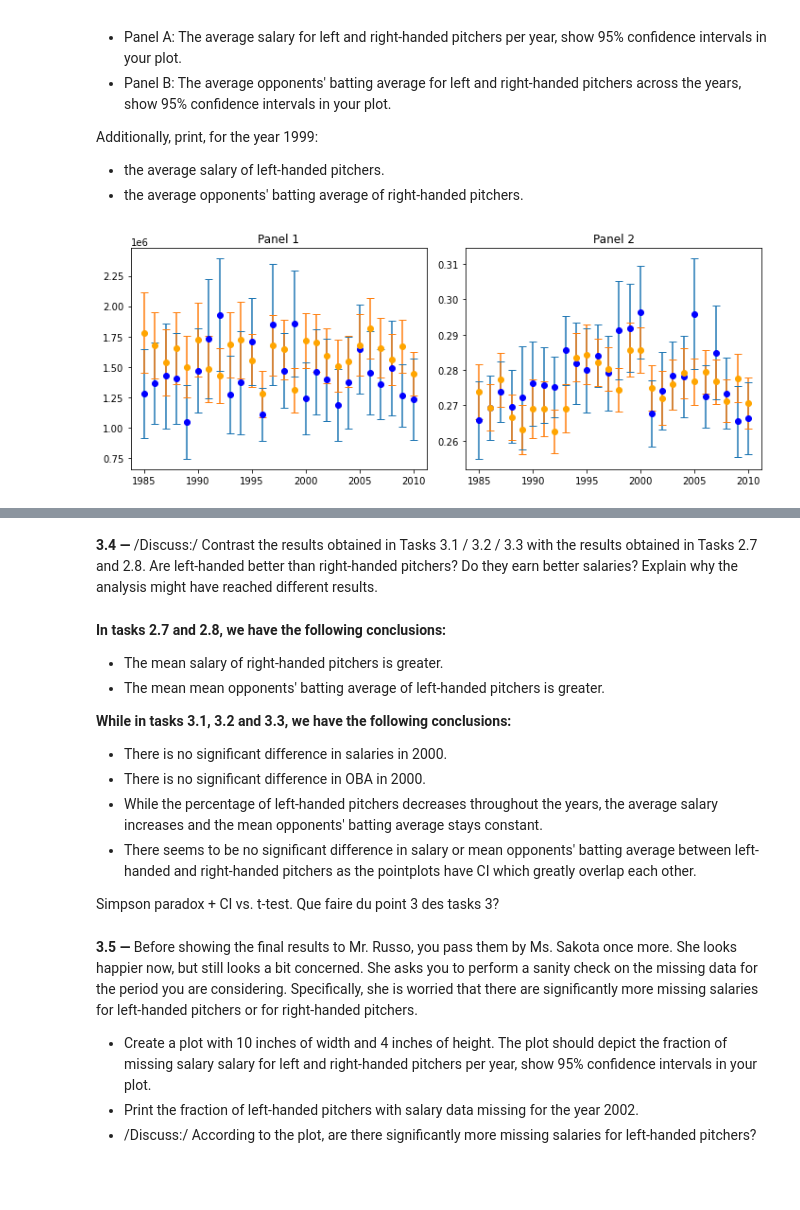
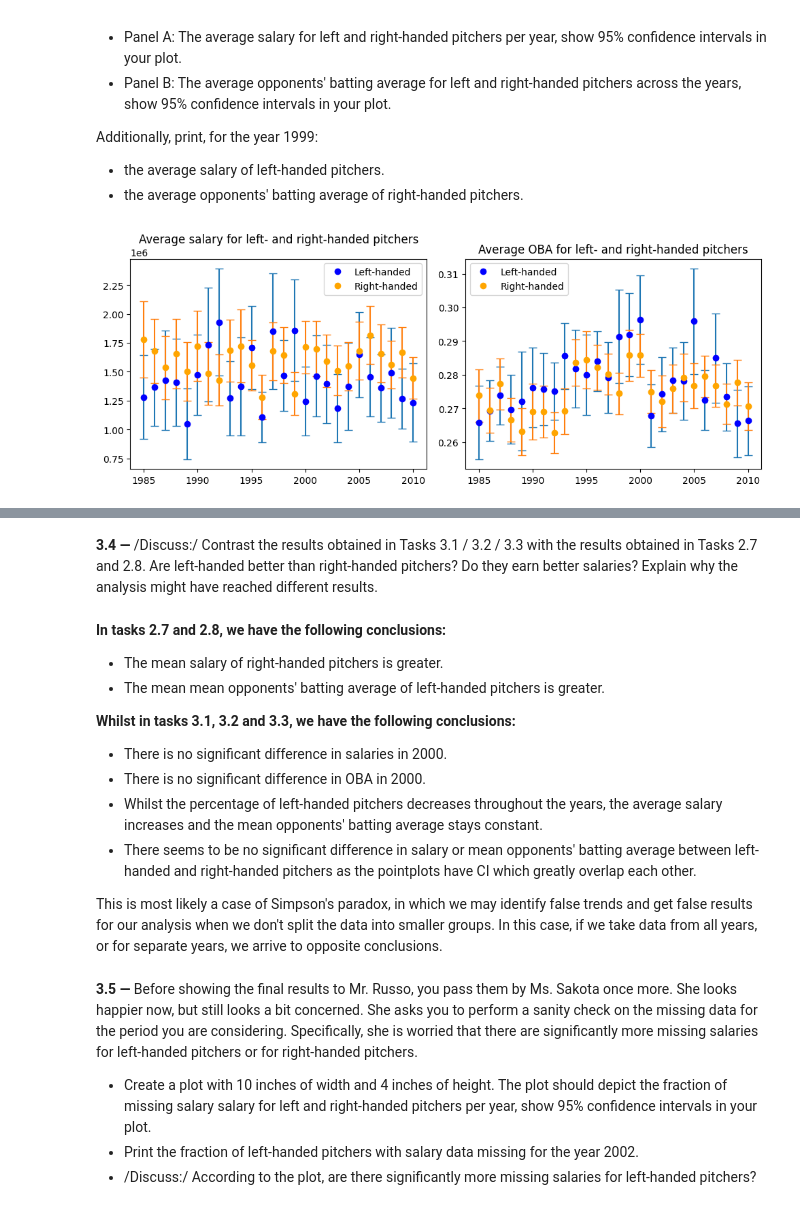
Before and after one commit to benjaminAouzir/FautTrouverUnNomPourADA, a Jupyter notebook: 01 - Pandas Data Wrangling and Data Viz/h1.ipynb, the cells around one changed output, grey strips where cells are left out. Drawn from its saved outputs; the diff is of its cells as text; code cells hidden in the pictures; blank space fills up the shorter version.

Commit message:
h1 task 1,2,3 double checked (still needs summary)

```diff
--- a/01 - Pandas Data Wrangling and Data Viz/h1.ipynb
+++ b/01 - Pandas Data Wrangling and Data Viz/h1.ipynb
@@ -559,62 +561,53 @@ For the year 2007, the average oppenent batting is: 0.27904597701149453
 Additionally, print, for the year 1999:
 - the average salary of left-handed pitchers.
 - the average opponents' batting average of right-handed pitchers.
+# %%
+# extract the mean and CI for each dataset and feature (salary or OBA)
+def get_mean_and_ci(data, feature):
+    return data.groupby(data['yearID']).apply(lambda x: pd.Series({
+           'avg': x[feature].mean(),
+           'interval': x[feature].std()*1.96/np.sqrt(x[feature].shape[0])
+           }))
+
+left_sal_by_year  = get_mean_and_ci(left_handed, 'salary')
+right_sal_by_year = get_mean_and_ci(right_handed, 'salary')
+
+left_bat_by_year  = get_mean_and_ci(left_handed, 'BAOpp')
+right_bat_by_year = get_mean_and_ci(right_handed, 'BAOpp')
 # %%
-#Get the mean and CI for left and right handed pitchers
-left_by_year = left_handed.groupby(left_handed['yearID']).apply(lambda x: pd.Series({
-        'avg': x["salary"].mean(),
-        'interval': x["salary"].std()*1.96/np.sqrt(x["salary"].shape[0])
-    }))
-
-right_by_year = right_handed.groupby('yearID').apply(lambda x: pd.Series({
-        'avg': x["salary"].mean(),
-        "interval": x["salary"].std()*1.96/np.sqrt(x["salary"].shape[0])
-    }))
-
-left_bat_by_year = left_handed.groupby(left_handed['yearID']).apply(lambda x: pd.Series({
-        'avg': x["BAOpp"].mean(),
-        'interval': x["BAOpp"].std()*1.96/np.sqrt(x["BAOpp"].shape[0])
-    }))
-
-right_bat_by_year = right_handed.groupby('yearID').apply(lambda x: pd.Series({
-        'avg': x["BAOpp"].mean(),
-        "interval": x["BAOpp"].std()*1.96/np.sqrt(x["BAOpp"].shape[0])
-    }))
-
-# Set the width and height of the figure
+# plot
 plt.figure(figsize=(10, 4))
 
 # Create the first panel
 plt.subplot(121)  # 1 row, 2 columns, panel 1
-plt.errorbar(left_by_year.index, left_by_year.avg,
-             yerr = left_by_year.interval,
+plt.errorbar(left_sal_by_year.index, left_sal_by_year.avg,
+             yerr = left_sal_by_year.interval,
              capsize= 4,fmt=" ")
-plt.errorbar(right_by_year.index, right_by_year.avg,
-             yerr = right_by_year.interval,
+plt.errorbar(right_sal_by_year.index, right_sal_by_year.avg,
+             yerr = right_sal_by_year.interval,
              capsize= 4,fmt=' ')
-plt.plot(left_by_year.avg, marker="o",linestyle=" ", color="blue")
-plt.plot(right_by_year.avg, marker="o",linestyle=" ", color="orange")
-plt.title("Panel 1")
+plt.plot(left_sal_by_year.avg, marker="o",linestyle=" ", color="blue", label="Left-handed")
+plt.plot(right_sal_by_year.avg, marker="o",linestyle=" ", color="orange", label="Right-handed")
+plt.title("Average salary for left- and right-handed pitchers")
+plt.legend()
 
 # Create the second panel
 plt.subplot(122)  # 1 row, 2 columns, panel 2
 plt.errorbar(left_bat_by_year.index, left_bat_by_year.avg,
              yerr = left_bat_by_year.interval,
              capsize= 4,fmt=" ")
 plt.errorbar(right_bat_by_year.index, right_bat_by_year.avg,
              yerr = right_bat_by_year.interval,
              capsize= 4,fmt=' ')
-plt.plot(left_bat_by_year.avg, marker="o",linestyle=" ", color="blue")
-plt.plot(right_bat_by_year.avg, marker="o",linestyle=" ", color="orange")
-plt.title("Panel 2")
+plt.plot(left_bat_by_year.avg, marker="o",linestyle=" ", color="blue", label="Left-handed")
+plt.plot(right_bat_by_year.avg, marker="o",linestyle=" ", color="orange", label="Right-handed")
+plt.title("Average OBA for left- and right-handed pitchers")
+plt.legend()
 
-# Adjust spacing between panels
 plt.tight_layout()
-
-# Show the plot
 plt.show()
 
-print("For the year 1999, the average salary of left-handed pitchers is: " + str(left_by_year.avg[1999]))
-print("For the year 1999, the average opponents' batting average of right-handed pitchers is: " +str(right_bat_by_year.avg[1999]))
+print("For the year 1999, the average salary of left-handed pitchers is: " + str(left_sal_by_year.avg[1999].round(0)))
+print("For the year 1999, the average opponents' batting average of right-handed pitchers is: " +str(right_bat_by_year.avg[1999].round(3)))
 # %% [output]
-[figure, old version]
+[figure, new version]
@@ -628,14 +621,14 @@ For the year 1999, the average opponents' batting average of right-handed pitche
 * The mean salary of right-handed pitchers is greater.
 * The mean mean opponents' batting average of left-handed pitchers is greater.
 
-**While in tasks 3.1, 3.2 and 3.3, we have the following conclusions:**
+**Whilst in tasks 3.1, 3.2 and 3.3, we have the following conclusions:**
 
 * There is no significant difference in salaries in 2000.
 * There is no significant difference in OBA in 2000.
-* While the percentage of left-handed pitchers decreases throughout the years, the average salary increases and the mean opponents' batting average stays constant.
+* Whilst the percentage of left-handed pitchers decreases throughout the years, the average salary increases and the mean opponents' batting average stays constant.
 * There seems to be no significant difference in salary or mean opponents' batting average between left-handed and right-handed pitchers as the pointplots have CI which greatly overlap each other.
 
-Simpson paradox + CI vs. t-test. Que faire du point 3 des tasks 3?
+This is most likely a case of Simpson's paradox, in which we may identify false trends and get false results for our analysis when we don't split the data into smaller groups. In this case, if we take data from all years, or for separate years, we arrive to opposite conclusions.
 # %% [markdown]
 **3.5 —** Before showing the final results to Mr. Russo, you pass them by Ms. Sakota once more. She looks happier now, but still looks a bit concerned. She asks you to perform a sanity check on the missing data for the period you are considering. Specifically, she is worried that there are significantly more missing salaries for left-handed pitchers or for right-handed pitchers.
 
```
Also changed, not shown: parts of 16 cells of this notebook.
